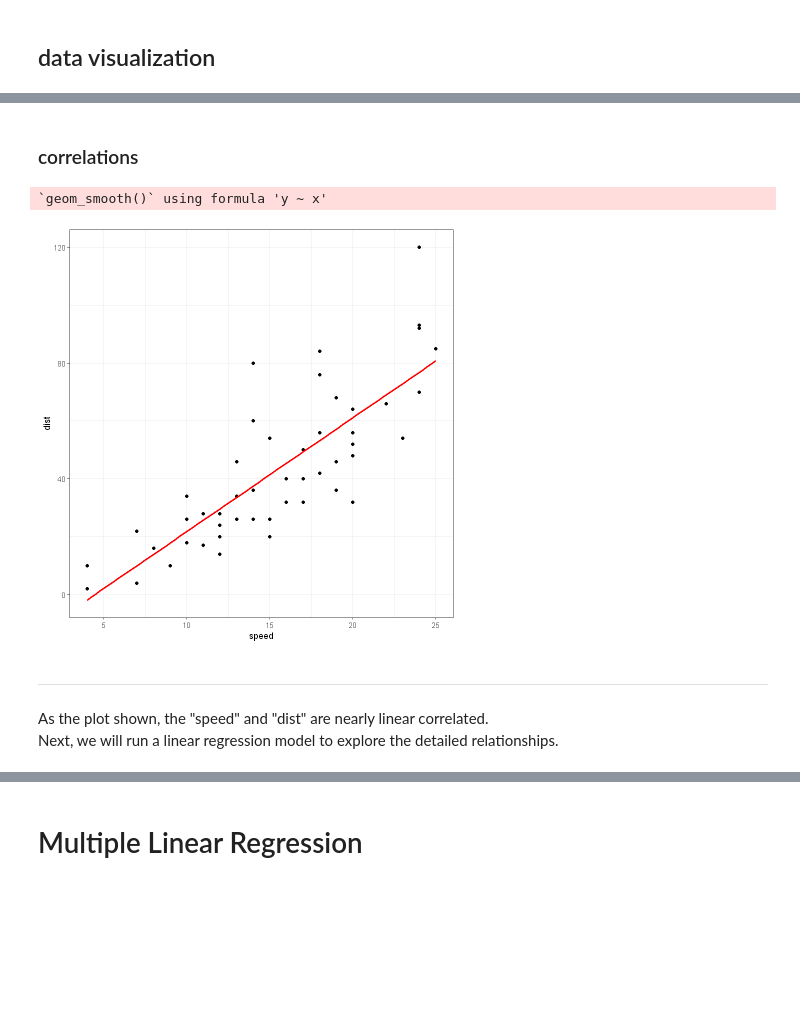
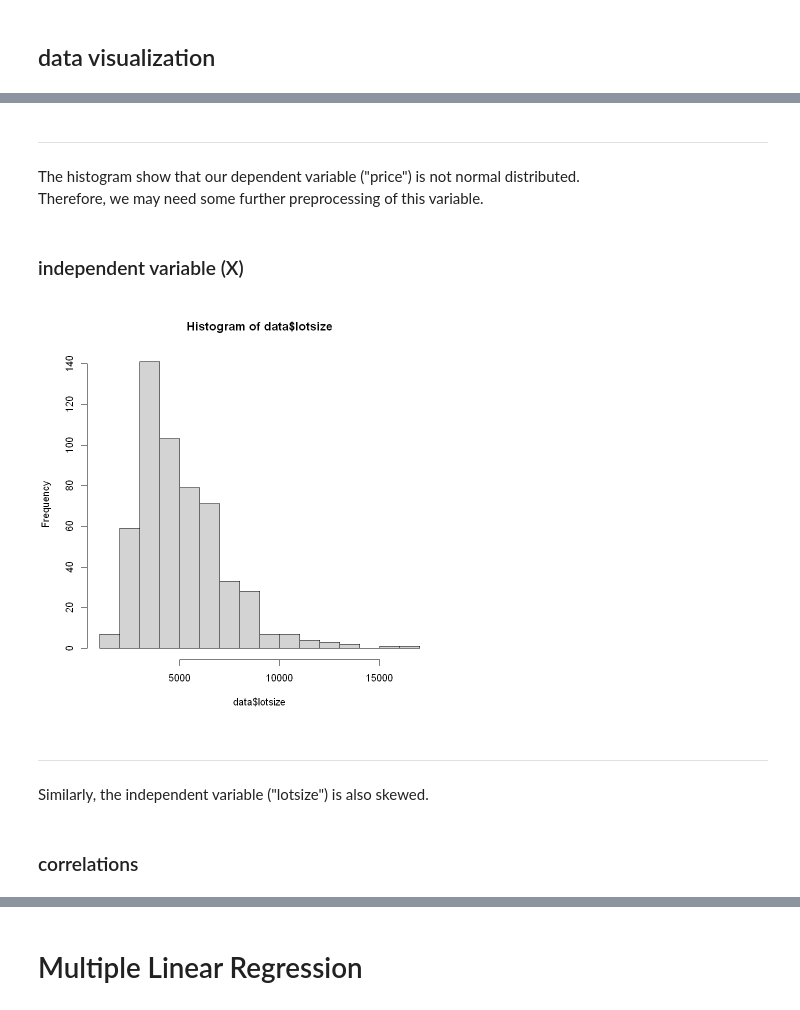
Before and after one commit to ying-wendywang/R_StatisticAnalysis, a Jupyter notebook: 1_LinearRegression.ipynb, the cells around one changed output, grey strips where cells are left out. Drawn from its saved outputs; the diff is of its cells as text; code cells hidden in the pictures; blank space fills up the shorter version.

Commit message:
update Linear Regression

```diff
--- a/1_LinearRegression.ipynb
+++ b/1_LinearRegression.ipynb
@@ -58,14 +101,16 @@ If the distribution is skewed or the dependent vairable has some outliers, we ne
+# %% [markdown]
+---
+
+The histogram show that our dependent variable ("price") is not normal distributed.
+Therefore, we may need some further preprocessing of this variable.
+# %% [markdown]
+### independent variable (X)
+# %%
+hist(data$lotsize)
+# %% [output]
+[figure, added]
+# %% [markdown]
+---
+Similarly, the independent variable ("lotsize") is also skewed.
 # %% [markdown]
 ### correlations
-# %%
-ggplot(cars, aes(x=speed, y=dist)) +
-    geom_point() +
-    geom_smooth(method="lm", color="red", se=F) +
-    theme_bw()
-# %% [output]
-`geom_smooth()` using formula 'y ~ x'
-[figure, removed]
-# %% [markdown]
----
-As the plot shown, the "speed" and "dist" are nearly linear correlated.
-Next, we will run a linear regression model to explore the detailed relationships.
```
Also changed, not shown: parts of 74 cells of this notebook.
